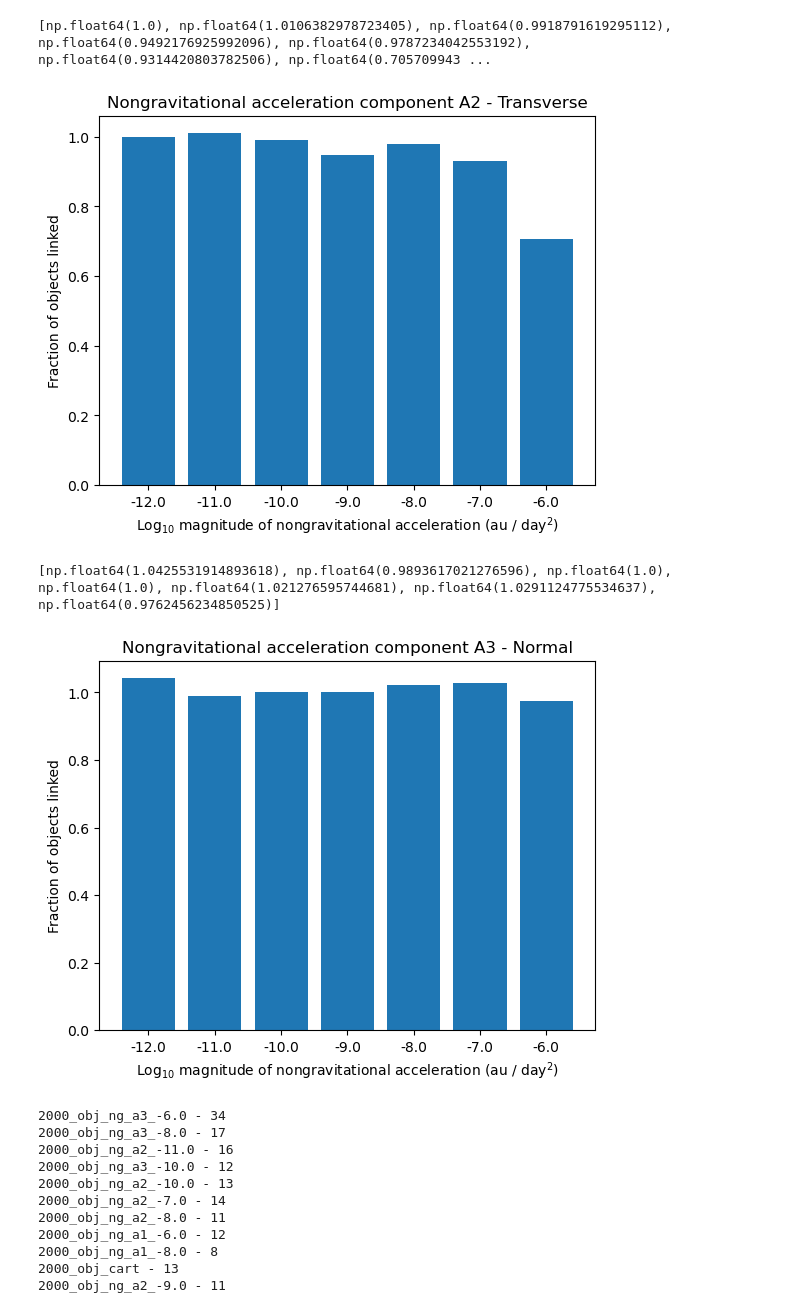
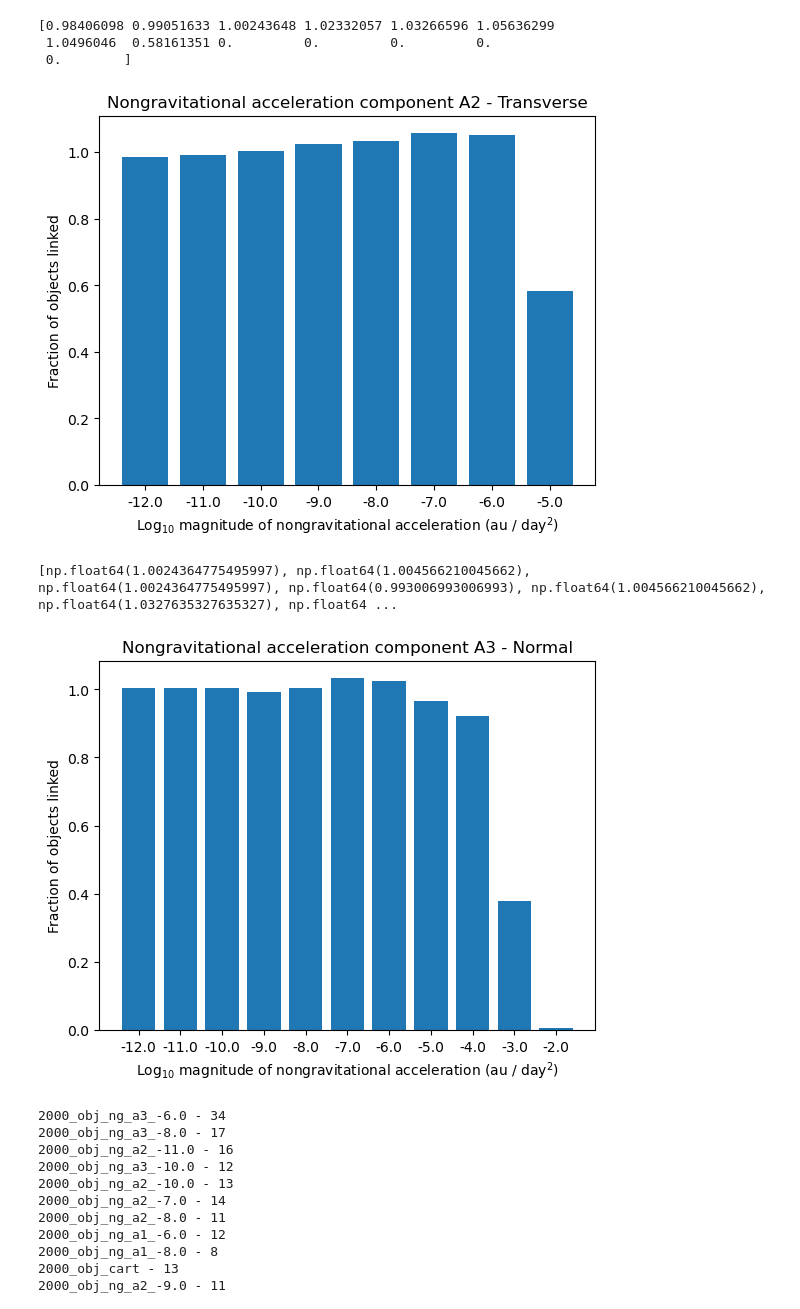
Before and after one commit to ewhite42/lsst_seti, a Jupyter notebook: nongrav/test_linking/sorcha_hist.ipynb, the cells around one changed output. Saved outputs shown, nothing was run; the diff lists cells and outputs as text; code cells hidden in the pictures.

```diff
--- a/nongrav/test_linking/sorcha_hist.ipynb
+++ b/nongrav/test_linking/sorcha_hist.ipynb
@@ -153,6 +297,7 @@ plt.show()
 # %%
 ## how many linkages?
-sfpath = "/home/ellie/research/lsst/sorcha_output/2000_obj/"
+#sfpath = "/home/ellie/research/lsst/sorcha_output/2000_obj/"
+sfpath = "/home/ellie/research/lsst/sorcha_output/2000_ext/"
 
 links = []
 
@@ -305,16 +450,18 @@ plt.show()
 ## filter out corrupted linkages using parse_clust2det
 ## replace all code below -- ignore except what is useful
 
-ngas = ['cart', -12.0, -11.0, -10.0, -9.0, -8.0, -7.0, -6.0]
-sfpath = "/home/ellie/research/lsst/sorcha_output/2000_obj/"
+ngas = ['cart', -12.0, -11.0, -10.0, -9.0, -8.0, -7.0, -6.0] #, -5.0, -4.0, -3.0, -2.0, -1.0, 0.0, 1.0]
+sfpath = "/home/ellie/research/lsst/sorcha_output/2000_obj/" #ext/" #
 parse_fnames = []
 
 for n in ngas:
 
+    #if os.path.isfile(f'{sfpath}LPLsum_{1}.csv'.format(sfpath, ofnames[n]))
+
     if n == 'cart':
-        pairdet = f"{sfpath}pairdets_2000_obj_{str(n)}.csv"
-        insum = f"{sfpath}LPLsum_2000_obj_{str(n)}.csv"
-        clust2det = f"{sfpath}LPLclust2det_2000_obj_{str(n)}.csv"
+        pairdet = f"{sfpath}pairdets_2000_ext_{str(n)}.csv"
+        insum = f"{sfpath}LPLsum_2000_ext_{str(n)}.csv"
+        clust2det = f"{sfpath}LPLclust2det_2000_ext_{str(n)}.csv"
         outfile = f"{sfpath}parse_clust2det_{str(n)}.csv"
 
         subprocess.run(['parse_clust2det','-pairdet',pairdet,'-insum', insum, '-clust2det', clust2det, '-out', outfile])
@@ -322,25 +469,25 @@ for n in ngas:
         continue
 
     ## for a1
-    pairdet_a1 = f"{sfpath}pairdets_2000_obj_ng_a1_{str(n)}.csv"
-    insum_a1 = f"{sfpath}LPLsum_2000_obj_ng_a1_{str(n)}.csv"
-    clust2det_a1 = f"{sfpath}LPLclust2det_2000_obj_ng_a1_{str(n)}.csv"
+    pairdet_a1 = f"{sfpath}pairdets_2000_ext_ng_a1_{str(n)}.csv"
+    insum_a1 = f"{sfpath}LPLsum_2000_ext_ng_a1_{str(n)}.csv"
+    clust2det_a1 = f"{sfpath}LPLclust2det_2000_ext_ng_a1_{str(n)}.csv"
     outfile_a1 = f"{sfpath}parse_clust2det_a1_{str(n)}.csv"
 
     subprocess.run(['parse_clust2det','-pairdet',pairdet_a1,'-insum', insum_a1, '-clust2det', clust2det_a1, '-out', outfile_a1])
 
     ## for a2
-    pairdet_a2 = f"{sfpath}pairdets_2000_obj_ng_a2_{str(n)}.csv"
-    insum_a2 = f"{sfpath}LPLsum_2000_obj_ng_a2_{str(n)}.csv"
-    clust2det_a2 = f"{sfpath}LPLclust2det_2000_obj_ng_a2_{str(n)}.csv"
+    pairdet_a2 = f"{sfpath}pairdets_2000_ext_ng_a2_{str(n)}.csv"
+    insum_a2 = f"{sfpath}LPLsum_2000_ext_ng_a2_{str(n)}.csv"
+    clust2det_a2 = f"{sfpath}LPLclust2det_2000_ext_ng_a2_{str(n)}.csv"
     outfile_a2 = f"{sfpath}parse_clust2det_a2_{str(n)}.csv"
 
     subprocess.run(['parse_clust2det','-pairdet',pairdet_a2,'-insum', insum_a2, '-clust2det', clust2det_a2, '-out', outfile_a2])
 
     ## for a3
-    pairdet_a3 = f"{sfpath}pairdets_2000_obj_ng_a3_{str(n)}.csv"
-    insum_a3 = f"{sfpath}LPLsum_2000_obj_ng_a3_{str(n)}.csv"
-    clust2det_a3 = f"{sfpath}LPLclust2det_2000_obj_ng_a3_{str(n)}.csv"
+    pairdet_a3 = f"{sfpath}pairdets_2000_ext_ng_a3_{str(n)}.csv"
+    insum_a3 = f"{sfpath}LPLsum_2000_ext_ng_a3_{str(n)}.csv"
+    clust2det_a3 = f"{sfpath}LPLclust2det_2000_ext_ng_a3_{str(n)}.csv"
     outfile_a3 = f"{sfpath}parse_clust2det_a3_{str(n)}.csv"
 
     subprocess.run(['parse_clust2det','-pairdet',pairdet_a3,'-insum', insum_a3, '-clust2det', clust2det_a3, '-out', outfile_a3])
@@ -516,8 +877,8 @@ plt.show()
 # %%
 ## now, plot the new link histograms:
 
-x_vals = np.array(ngas).astype(str).tolist()
-x_vals[0] = 'only grav'
+x_vals = np.array(a2_ngas).astype(str).tolist()
+#x_vals[0] = 'only grav'
 
 a2_filtered_links_g = [grav_filtered_links]+a2_filtered_links
 
@@ -529,15 +890,24 @@ a2_link_frac_wrt_grav = []
 for l in range(len(a2_link_fraction)-1):
     a2_link_frac_wrt_grav.append(a2_link_fraction[l+1]/a2_link_fraction[0])
 
+x_vals = np.insert(x_vals, 8, '-4.0')
+a2_link_frac_wrt_grav = np.insert(a2_link_frac_wrt_grav, 8, 0.0)
+
+x_vals = np.insert(x_vals, 9, '-3.0')
+a2_link_frac_wrt_grav = np.insert(a2_link_frac_wrt_grav, 9, 0.0)
+
+x_vals = np.insert(x_vals, 10, '-2.0')
+a2_link_frac_wrt_grav = np.insert(a2_link_frac_wrt_grav, 10, 0.0)
+
 print(a2_link_frac_wrt_grav)
 
-plt.bar(x_vals[1:], a2_link_frac_wrt_grav)
+plt.bar(x_vals[:8], a2_link_frac_wrt_grav[:8])
 
 #plt.ylim(0.90, 1.0)
 plt.ylabel('Fraction of objects linked')
 plt.xlabel('Log$_{10}$ magnitude of nongravitational acceleration (au / day$^2$)')
 plt.title('Nongravitational acceleration component A2 - Transverse')
-plt.savefig('linkage_hist_filtered_a2.png')
+plt.savefig('linkage_hist_filtered_a2.png', dpi=300)
 plt.show()
 
 #plt.bar(x_vals, [grav_all_links]+a2_all_links)
@@ -546,50 +916,56 @@ plt.show()
 #plt.ylim(1570,1600)
 #plt.ylim(0.75, 0.92)
 # %% [output]
-[np.float64(1.0), np.float64(1.0106382978723405), np.float64(0.9918791619295112), np.float64(0.9492176925992096), np.float64(0.9787234042553192), np.float64(0.9314420803782506), np.float64(0.705709943 ...
+[0.98406098 0.99051633 1.00243648 1.02332057 1.03266596 1.05636299
+ 1.0496046  0.58161351 0.         0.         0.         0.
+ 0.        ]
-[figure, old version]
+[figure, new version]
 # %%
 ## now, plot the new link histograms:
 
-x_vals = np.array(ngas).astype(str).tolist()
-x_vals[0] = 'only grav'
+x_vals = np.array(a3_ngas).astype(str).tolist()
+#x_vals[0] = 'only grav'
 
 a3_filtered_links_g = [grav_filtered_links]+a3_filtered_links
 
 a3_link_fraction = []
 for m in range(len(a3_filtered_links_g)):
     #print(a3_filtered_links_g[m])
     #print(sorted_a3[:,1][m])
     a3_link_fraction.append(a3_filtered_links_g[m]/sorted_a3[:,1][m])
 
 a3_link_frac_wrt_grav = []
 for l in range(len(a3_link_fraction)-1):
     a3_link_frac_wrt_grav.append(a3_link_fraction[l+1]/a3_link_fraction[0])
 
 print(a3_link_frac_wrt_grav)
 
-plt.bar(x_vals[1:], a3_link_frac_wrt_grav)
+#f = plt.figure()
+#f.set_figwidth(8)
+
+plt.bar(x_vals[:11], a3_link_frac_wrt_grav[:11])
 
 #plt.ylim(0.90, 1.0)
 plt.ylabel('Fraction of objects linked')
 plt.xlabel('Log$_{10}$ magnitude of nongravitational acceleration (au / day$^2$)')
 
 #plt.bar(x_vals, [grav_all_links]+a2_all_links)
 #plt.bar(x_vals, a2_filtered_links)
 #plt.bar(x_vals, a3_link_fraction)
 
 #plt.bar(x_vals, [grav_all_links]+a3_all_links)
 #plt.bar(x_vals, [grav_filtered_links]+a3_filtered_links)
 #plt.ylim(1570,1600)
 #plt.ylim(0.75, 0.92)
 #plt.ylabel('Fraction of objects linked (out of detected)')
 #plt.xlabel('Magnitude of nongravitational acceleration (AU / day^2)')
 plt.title('Nongravitational acceleration component A3 - Normal')
-plt.savefig('linkage_hist_filtered_a3.png')
+
+plt.savefig('linkage_hist_filtered_a3.png', dpi=300)
 plt.show()
 # %% [output]
-[np.float64(1.0425531914893618), np.float64(0.9893617021276596), np.float64(1.0), np.float64(1.0), np.float64(1.021276595744681), np.float64(1.0291124775534637), np.float64(0.9762456234850525)]
+[np.float64(1.0024364775495997), np.float64(1.004566210045662), np.float64(1.0024364775495997), np.float64(0.993006993006993), np.float64(1.004566210045662), np.float64(1.0327635327635327), np.float64 ...
-[figure, old version]
+[figure, new version]
 # %%
 ## need to add code here to check two things:
 
```
Also changed, not shown: parts of 21 cells of this notebook, 7 other files.
